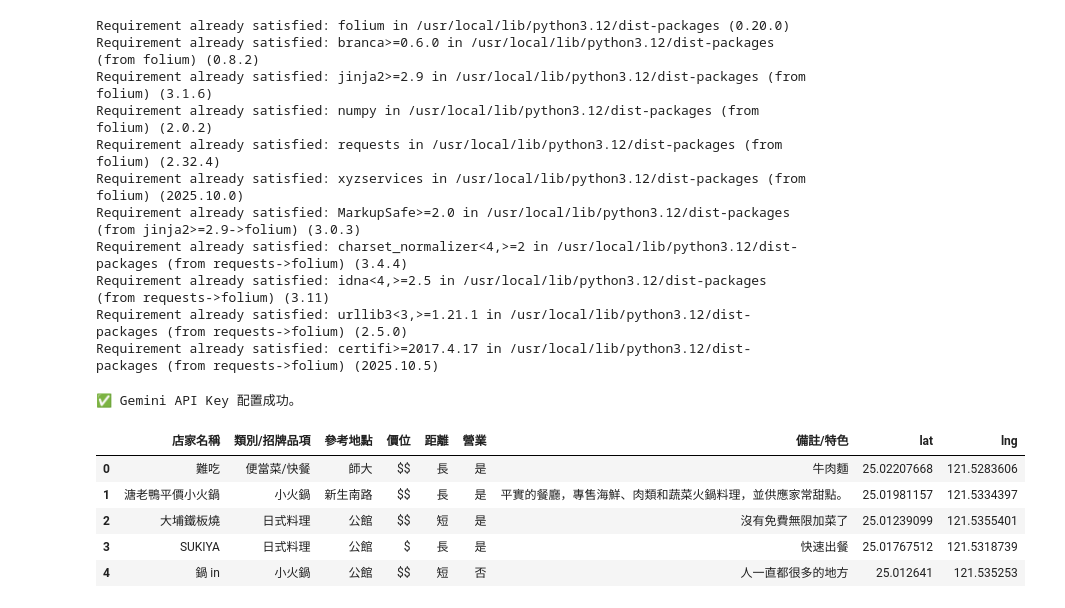
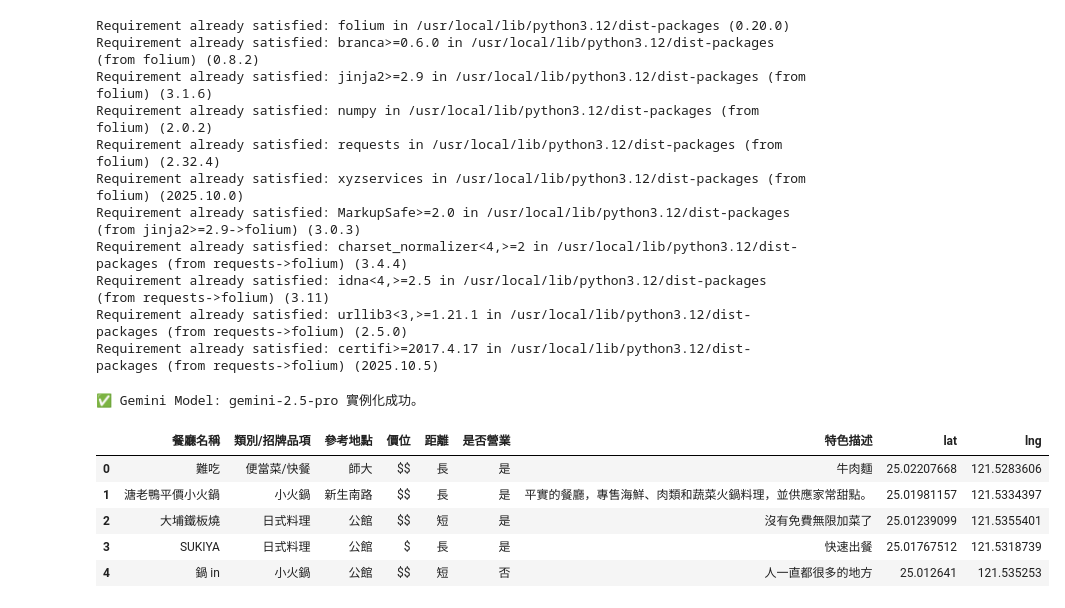
Before and after one commit to 41371131h-chi/114-1-, a Jupyter notebook: HW5.ipynb, the cells around one changed output. Cells and saved outputs as stored; diff of their text form; code cells hidden in the pictures.

```diff
--- a/HW5.ipynb
+++ b/HW5.ipynb
@@ -58,11 +58,15 @@ try:
         raise ValueError("Colab Secret 'HW3' is empty or not found.")
 
     genai.configure(api_key=api_key)
+    model = genai.GenerativeModel(model_name='gemini-2.5-pro')
+    print("✅ Gemini Model: gemini-2.5-pro 實例化成功。")
+except NameError:
+    # 如果 genai.configure 失敗，這裡會報錯，但如果您的 Colab 環境設置正確，這應該不會發生
+    print("⚠️ 警告：genai 模組或 API Key 可能未正確配置，LLM 呼叫將使用模擬。")
+    model = None # 設定為 None 讓後續邏叫判斷
     print("✅ Gemini API Key 配置成功。")
-except Exception as e:
-    print(f"⚠️ Gemini API Key 配置失敗，請檢查 Colab Secrets 中的 'HW3'：{e}")
 # %% [output]
-✅ Gemini API Key 配置成功。
+✅ Gemini Model: gemini-2.5-pro 實例化成功。
 # %%
 # ==============================================================================
 # 1. 全域變數與 Sheet/DataFrame 設置
@@ -72,21 +76,44 @@ except Exception as e:
 SHEET_URL = "https://docs.google.com/spreadsheets/d/1nuhUMYejx4I0uq-2Fro6Bjlpd0H1VW0ecVyKXM1AePA/edit?usp=sharing"
 WORKSHEET_NAME = "food_choice"
 TIMEZONE = "Asia/Taipei"
-# %%
-# 從 gsheets 的 All-whiteboard-device 載入 sheets
-gsheets = gc.open_by_url(SHEET_URL)
-sheets = gsheets.worksheet(WORKSHEET_NAME).get_all_values()
-# 將 sheets1 資料載入 pd 的 DataFrame 進行分析
-df_restaurants = pd.DataFrame(sheets[1:], columns=sheets[0])
-# 取得最前面的5筆資料
-df_restaurants.head()
-# %% [output]
-|  | 店家名稱 | 類別/招牌品項 | 參考地點 | 價位 | 距離 | 營業 | 備註/特色 | lat | lng |
-| 0 | 難吃 | 便當菜/快餐 | 師大 | $$ | 長 | 是 | 牛肉麵 | 25.02207668 | 121.5283606 |
-| 1 | 溏老鴨平價小火鍋 | 小火鍋 | 新生南路 | $$ | 長 | 是 | 平實的餐廳，專售海鮮、肉類和蔬菜火鍋料理，並供應家常甜點。 | 25.01981157 | 121.5334397 |
-| 2 | 大埔鐵板燒 | 日式料理 | 公館 | $$ | 短 | 是 | 沒有免費無限加菜了 | 25.01239099 | 121.5355401 |
-| 3 | SUKIYA | 日式料理 | 公館 | $ | 長 | 是 | 快速出餐 | 25.01767512 | 121.5318739 |
-| 4 | 鍋 in | 小火鍋 | 公館 | $$ | 短 | 否 | 人一直都很多的地方 | 25.012641 | 121.535253 |
+# %%
+# 從 gsheets 的 All-whiteboard-device 載入 sheets
+gsheets = gc.open_by_url(SHEET_URL)
+sheets = gsheets.worksheet(WORKSHEET_NAME).get_all_values()
+# 將 sheets1 資料載入 pd 的 DataFrame 進行分析
+df_restaurants = pd.DataFrame(sheets[1:], columns=sheets[0])
+
+# --- 🔥 新增：資料類型清理與轉換 🔥 ---
+
+# 1. 確保 'lat' 和 'lng' 是浮點數，如果轉換失敗則設為 NaN (用於 Folium)
+for col in ['lat', 'lng']:
+    # 使用 pd.to_numeric 進行安全轉換，errors='coerce' 會將非數字設為 NaN
+    df_restaurants[col] = pd.to_numeric(df_restaurants[col], errors='coerce')
+
+# 2. 確保用於篩選的欄位沒有前後空格 (來自 GSheet 的常見問題)
+for col in ['價位', '距離', '是否營業']:
+    if col in df_restaurants.columns:
+        df_restaurants[col] = df_restaurants[col].str.strip()
+    else:
+        print(f"⚠️ 警告: DataFrame 缺少篩選欄位 '{col}'。請檢查 Sheet 標題。")
+
+# 3. 確保所有關鍵字欄位為字串類型
+for col in ['餐廳名稱', '類別/招牌品項', '特色描述']:
+    if col in df_restaurants.columns:
+        df_restaurants[col] = df_restaurants[col].astype(str)
+
+# ----------------------------------------------------
+# 將 sheets1 資料載入 pd 的 DataFrame 進行分析
+df_restaurants = pd.DataFrame(sheets[1:], columns=sheets[0])
+# 取得最前面的5筆資料
+df_restaurants.head()
+# %% [output]
+|  | 餐廳名稱 | 類別/招牌品項 | 參考地點 | 價位 | 距離 | 是否營業 | 特色描述 | lat | lng |
+| 0 | 難吃 | 便當菜/快餐 | 師大 | $$ | 長 | 是 | 牛肉麵 | 25.02207668 | 121.5283606 |
+| 1 | 溏老鴨平價小火鍋 | 小火鍋 | 新生南路 | $$ | 長 | 是 | 平實的餐廳，專售海鮮、肉類和蔬菜火鍋料理，並供應家常甜點。 | 25.01981157 | 121.5334397 |
+| 2 | 大埔鐵板燒 | 日式料理 | 公館 | $$ | 短 | 是 | 沒有免費無限加菜了 | 25.01239099 | 121.5355401 |
+| 3 | SUKIYA | 日式料理 | 公館 | $ | 長 | 是 | 快速出餐 | 25.01767512 | 121.5318739 |
+| 4 | 鍋 in | 小火鍋 | 公館 | $$ | 短 | 否 | 人一直都很多的地方 | 25.012641 | 121.535253 |
 # %%
 for i in range(0, len(df_restaurants)):
   lat = df_restaurants['lat'][i]
```
Also changed, not shown: parts of 4 cells of this notebook.
